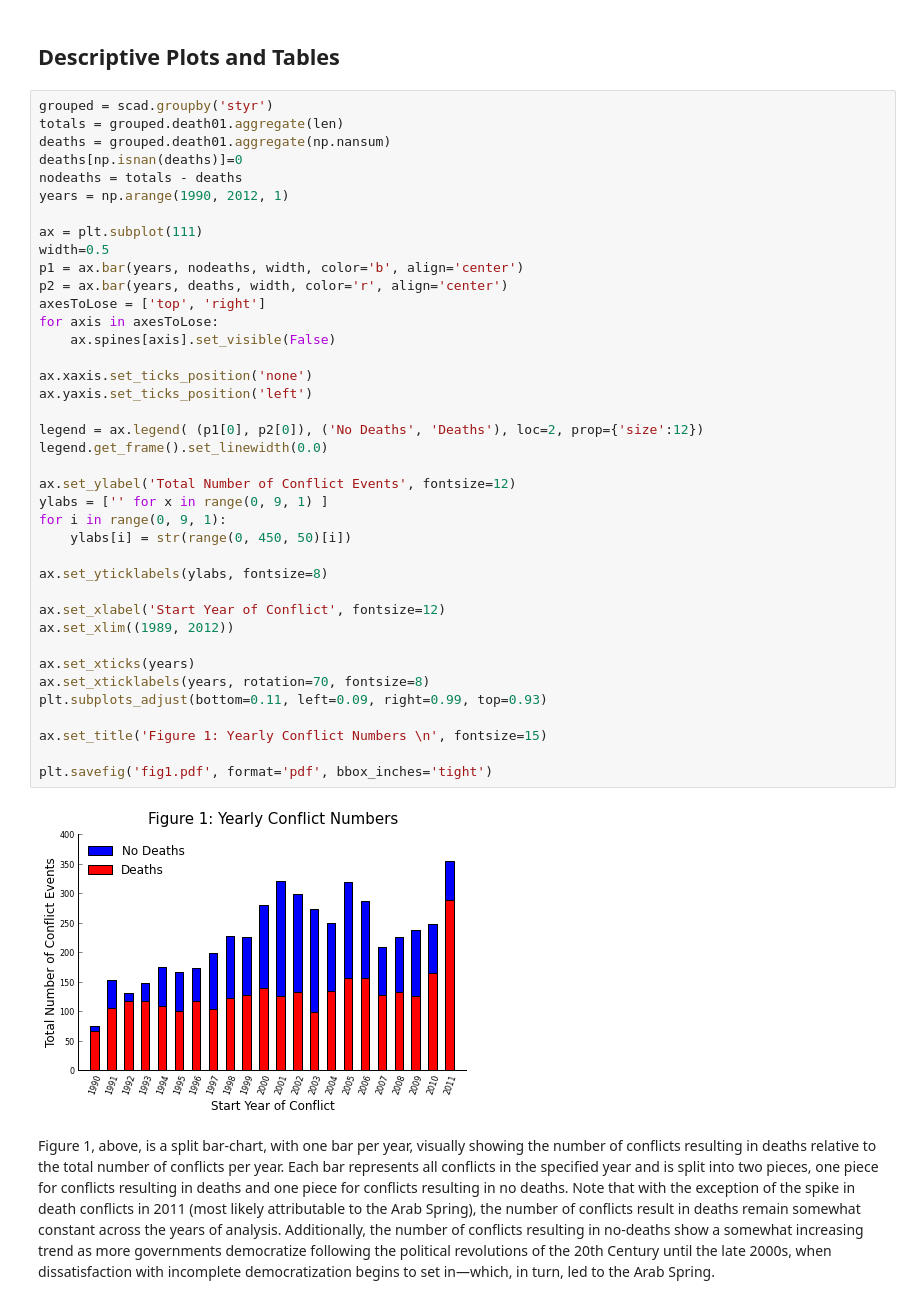
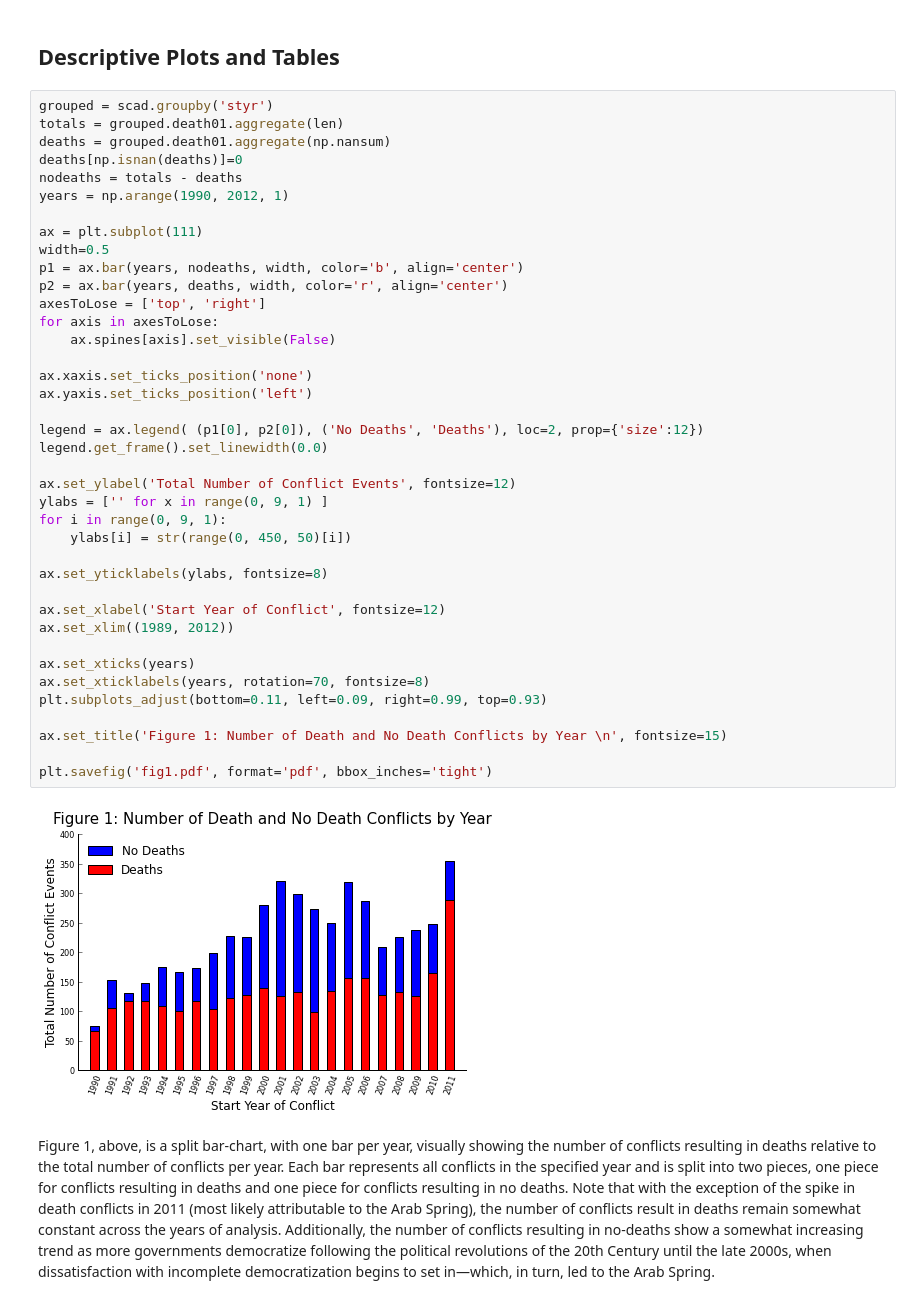
Before and after one commit to boyasm/STAT-222, a Jupyter notebook: Boyas 222 Project.ipynb, the cells around one changed output. Cells and saved outputs as stored; diff of their text form.

```diff
--- a/Boyas 222 Project.ipynb
+++ b/Boyas 222 Project.ipynb
@@ -200,35 +200,35 @@ ax = plt.subplot(111)
 width=0.5
 p1 = ax.bar(years, nodeaths, width, color='b', align='center')
 p2 = ax.bar(years, deaths, width, color='r', align='center')
 axesToLose = ['top', 'right']
 for axis in axesToLose:
     ax.spines[axis].set_visible(False)
 
 ax.xaxis.set_ticks_position('none')
 ax.yaxis.set_ticks_position('left')
 
 legend = ax.legend( (p1[0], p2[0]), ('No Deaths', 'Deaths'), loc=2, prop={'size':12})
 legend.get_frame().set_linewidth(0.0)
 
 ax.set_ylabel('Total Number of Conflict Events', fontsize=12)
 ylabs = ['' for x in range(0, 9, 1) ]
 for i in range(0, 9, 1):
     ylabs[i] = str(range(0, 450, 50)[i])
 
 ax.set_yticklabels(ylabs, fontsize=8)
 
 ax.set_xlabel('Start Year of Conflict', fontsize=12)
 ax.set_xlim((1989, 2012))
 
 ax.set_xticks(years)
 ax.set_xticklabels(years, rotation=70, fontsize=8)
 plt.subplots_adjust(bottom=0.11, left=0.09, right=0.99, top=0.93)
 
-ax.set_title('Figure 1: Yearly Conflict Numbers \n', fontsize=15)
+ax.set_title('Figure 1: Number of Death and No Death Conflicts by Year \n', fontsize=15)
 
 plt.savefig('fig1.pdf', format='pdf', bbox_inches='tight')
 # %% [output]
-[figure, old version]
+[figure, new version]
 # %% [markdown]
 Figure 1, above, is a split bar-chart, with one bar per year, visually showing the number of conflicts resulting in deaths relative to the total number of conflicts per year. Each bar represents all conflicts in the specified year and is split into two pieces, one piece for conflicts resulting in deaths and one piece for conflicts resulting in no deaths.  Note that with the exception of the spike in death conflicts in 2011 (most likely attributable to the Arab Spring), the number of conflicts result in deaths remain somewhat constant across the years of analysis.  Additionally, the number of conflicts resulting in no-deaths show a somewhat increasing trend as more governments democratize following the political revolutions of the 20th Century until the late 2000s, when dissatisfaction with incomplete democratization begins to set in&mdash;which, in turn, led to the Arab Spring.
 # %%
```
Also changed, not shown: parts of 10 cells of this notebook.
